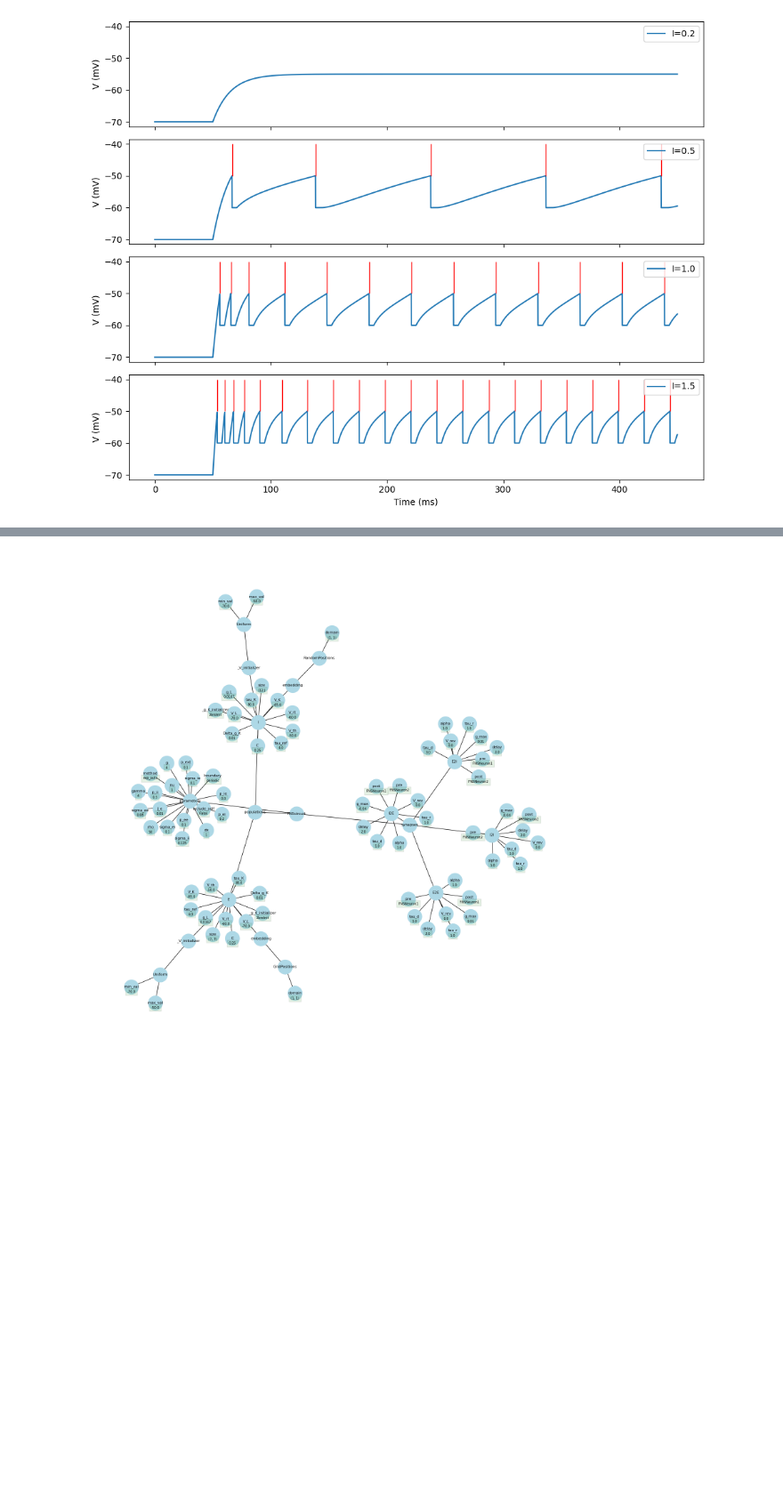
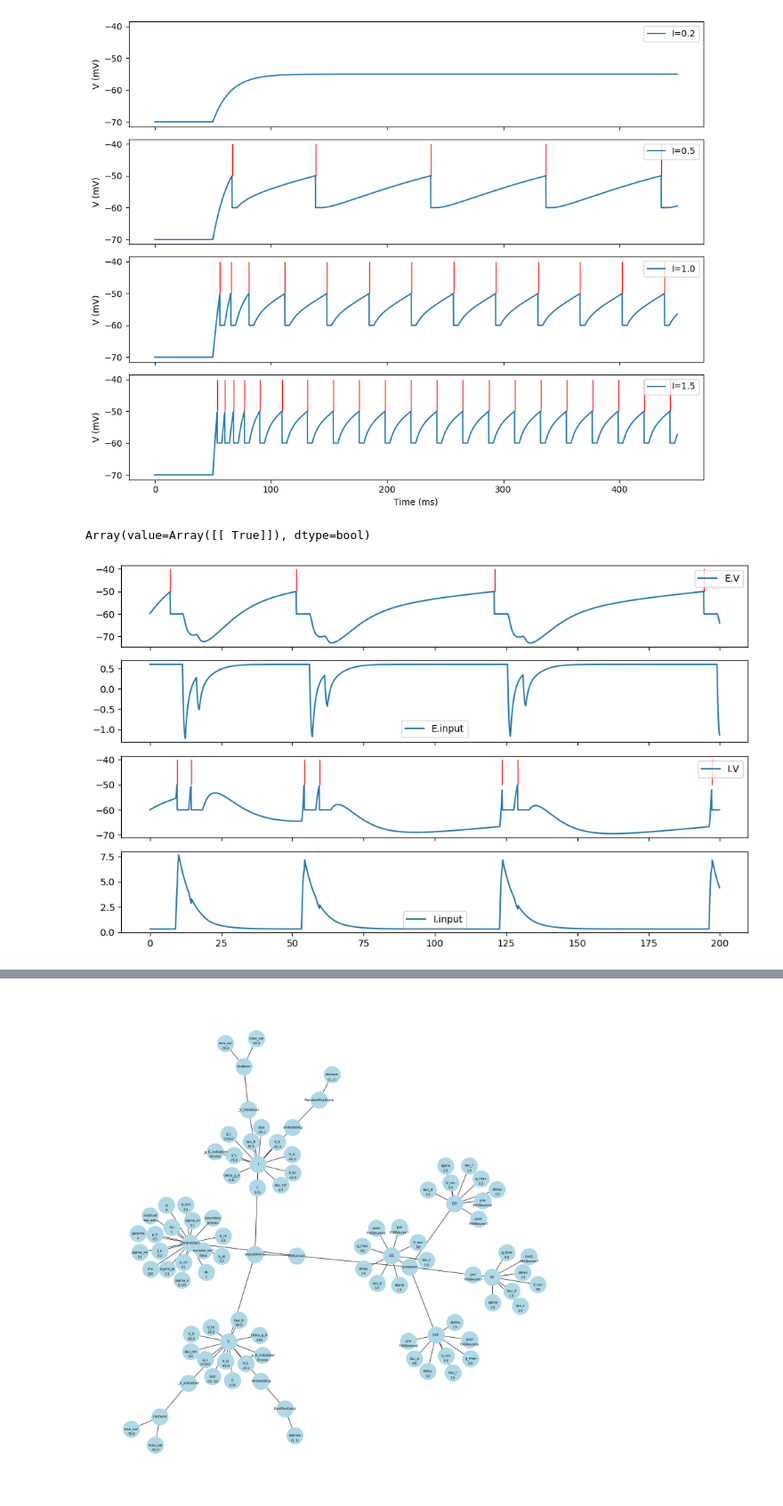
Before and after one commit to brendanjohnharris/WRCircuit.jl, a Jupyter notebook: scripts/plots/dynamics/fnscircuit_validation.ipynb, the cells around one changed output, grey strips where cells are left out. Shown at 89% size. Drawn from its saved outputs; the diff is of its cells as text; code cells hidden in the pictures; blank space fills up the shorter version.

```diff
--- a/scripts/plots/dynamics/fnscircuit_validation.ipynb
+++ b/scripts/plots/dynamics/fnscircuit_validation.ipynb
@@ -57,5 +58,79 @@ plt.tight_layout()
 plt.show()
 # %% [output]
 [figure]
+# %%
+# * Couple one excitatory and one inhibitory neuron and check dynamics look ok
+class TwoCellCircuit(bp.Network):
+    def __init__(self):
+        super().__init__()
+        self.E = src.neurons.FNSNeuron(
+            size=1,
+            C=0.25,
+            g_L=0.0167,
+            V_L=-70.0,
+            V_th=-50.0,
+            V_rt=-60.0,
+            tau_ref=4.0,
+            tau_K=80.0,
+            V_initializer=bp.init.Constant(-60.0),
+        )
+        self.I = src.neurons.FNSNeuron(
+            size=1,
+            C=0.25,
+            g_L=0.0167,
+            V_L=-70.0,
+            V_th=-50.0,
+            V_rt=-60.0,
+            tau_ref=4.0,
+            tau_K=80.0,
+            V_initializer=bp.init.Constant(-60.0),
+        )
+        g = 0.2
+
+        self.E2I = src.synapses.Synapse(
+            pre=self.E, post=self.I, conn=bp.connect.FixedProb(prob=1.0), delay = 2.0,
+            g_max=g,
+            V_rev=0.0,
+            tau_r = 1.0,
+            tau_d = 5.0,
+        )
+        self.I2E = src.synapses.Synapse(
+            pre=self.I, post=self.E, conn=bp.connect.FixedProb(prob=1.0), delay = 2.0, g_max=g,
+            V_rev=-80.0,
+            tau_r = 1.0,
+            tau_d = 3.0,
+        )
+        self.Ein = bp.dyn.InputVar(self.E.varshape)
+        self.Iin = bp.dyn.InputVar(self.I.varshape)
+        self.E.add_inp_fun("", self.Ein)
+        self.I.add_inp_fun("", self.Iin)
+
+circuit = TwoCellCircuit()
+print(circuit.E2I.proj.comm.conn.build_mat())
+runner = bp.DSRunner(circuit, monitors=['E.V', 'E.spike', 'E.input', 'I.V', 'I.spike', 'I.input'], inputs=[('Ein.input', 0.6), ('Iin.input', 0.335)])
+runner.run(200)
+
+fig, axes = plt.subplots(4, 1, figsize=(10, 6), sharex=True)
+
+axes[0].plot(runner.mon['ts'], runner.mon['E.V'], label='E.V')
+spikes = np.where(runner.mon['E.spike'])[0]
+spike_times = runner.mon['ts'][spikes]
+axes[0].vlines(spike_times, neuron.V_th, neuron.V_th+10, color='r', linewidth=1)
+
+axes[1].plot(runner.mon['ts'], runner.mon['E.input'], label='E.input')
+
+axes[2].plot(runner.mon['ts'], runner.mon['I.V'], label='I.V')
+spikes = np.where(runner.mon['I.spike'])[0]
+spike_times = runner.mon['ts'][spikes]
+axes[2].vlines(spike_times, neuron.V_th, neuron.V_th+10, color='r', linewidth=1)
+
+axes[3].plot(runner.mon['ts'], runner.mon['I.input'], label='I.input')
+
+[axes[i].legend() for i in range(len(axes))]
+plt.tight_layout()
+plt.show()
+# %% [output]
+Array(value=Array([[ True]]), dtype=bool)
+[figure, added]
 # %%
 from src.models.FNS import FNScircuit
```
Also changed, not shown: parts of 17 cells of this notebook, 7 other files.
